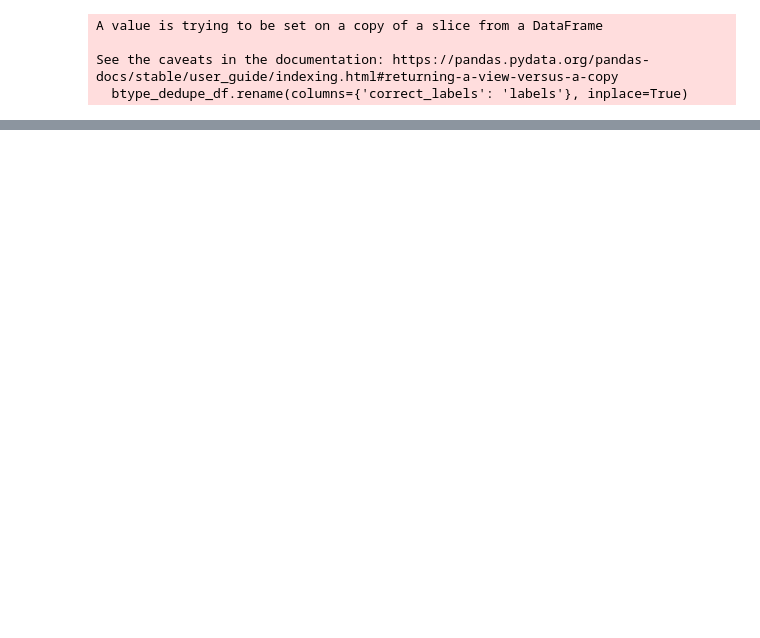
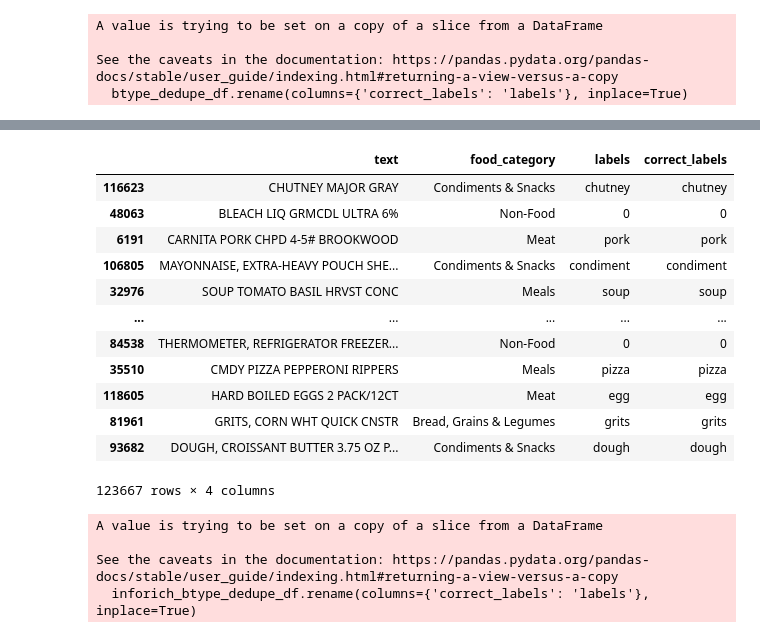
Before and after one commit to uchicago-dsi/good-food-purchasing, a Jupyter notebook: notebooks/data_cleaning.ipynb, the cells around one changed output, grey strips where cells are left out. Drawn from its saved outputs; the diff is of its cells as text; code cells hidden in the pictures; blank space fills up the shorter version.

```diff
--- a/notebooks/data_cleaning.ipynb
+++ b/notebooks/data_cleaning.ipynb
@@ -470,0 +537,25 @@ btype_dedupe_df.to_csv(dedupe_data_file_path, index=False)
+# %%
+basic_type_df
+# %% [output]
+|  | text | food_category | labels | correct_labels |
+| 116623 | CHUTNEY MAJOR GRAY | Condiments & Snacks | chutney | chutney |
+| 48063 | BLEACH LIQ GRMCDL ULTRA 6% | Non-Food | 0 | 0 |
+| 6191 | CARNITA PORK CHPD 4-5# BROOKWOOD | Meat | pork | pork |
+| 106805 | MAYONNAISE, EXTRA-HEAVY POUCH SHE... | Condiments & Snacks | condiment | condiment |
+| 32976 | SOUP TOMATO BASIL HRVST CONC | Meals | soup | soup |
+| ... | ... | ... | ... | ... |
+| 84538 | THERMOMETER, REFRIGERATOR FREEZER... | Non-Food | 0 | 0 |
+| 35510 | CMDY PIZZA PEPPERONI RIPPERS | Meals | pizza | pizza |
+| 118605 | HARD BOILED EGGS 2 PACK/12CT | Meat | egg | egg |
+| 81961 | GRITS, CORN WHT QUICK CNSTR | Bread, Grains & Legumes | grits | grits |
+| 93682 | DOUGH, CROISSANT BUTTER 3.75 OZ P... | Condiments & Snacks | dough | dough |
+123667 rows × 4 columns
+# %%
+inforich_btype_dedupe_df = basic_type_df[['text', 'food_category', 'correct_labels']]
+inforich_btype_dedupe_df.rename(columns={'correct_labels': 'labels'}, inplace=True)
+inforich_btype_dedupe_df.reset_index(drop=True, inplace=True)
+# %% [output]
+A value is trying to be set on a copy of a slice from a DataFrame
+
+See the caveats in the documentation: https://pandas.pydata.org/pandas-docs/stable/user_guide/indexing.html#returning-a-view-versus-a-copy
+  inforich_btype_dedupe_df.rename(columns={'correct_labels': 'labels'}, inplace=True)
```
Also changed, not shown: parts of 32 cells of this notebook, 1 other file.
